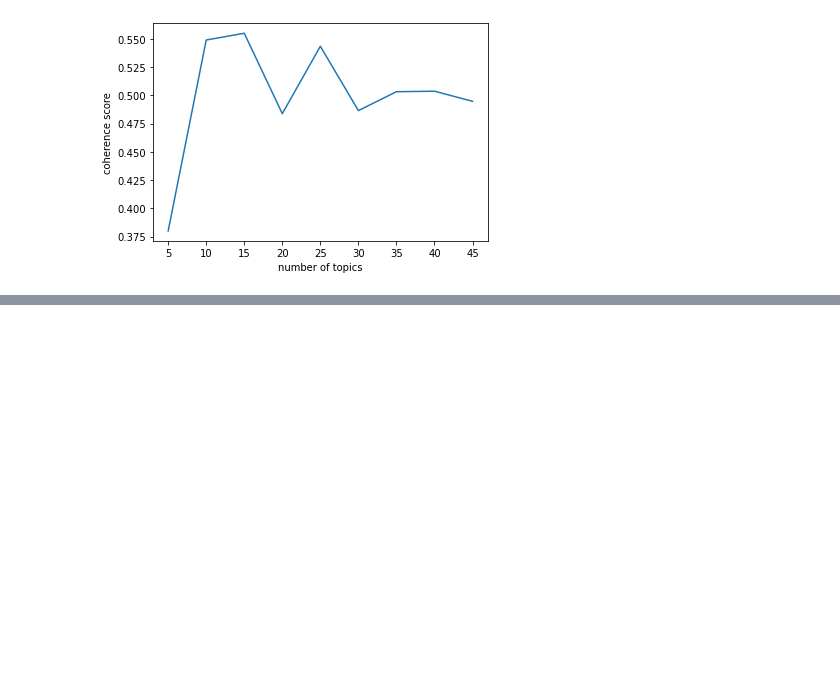
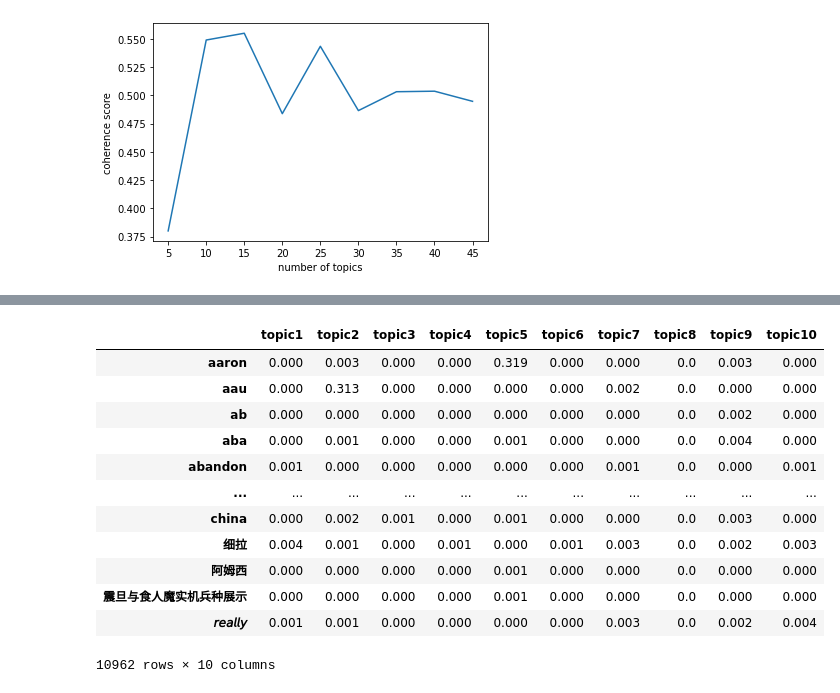
Before and after one commit to A-safarji/NLP-topic-modeling-project, a Jupyter notebook: NLP.ipynb, the cells around one changed output, grey strips where cells are left out. Saved outputs shown, nothing was run; the diff lists cells and outputs as text; code cells hidden in the pictures; blank space fills up the shorter version.

```diff
--- a/NLP.ipynb
+++ b/NLP.ipynb
@@ -298,0 +280,25 @@ array([[5.24809668e-02, 0.00000000e+00, 0.00000000e+00, ...,
+# %%
+##ploting word weight for each topic
+df1=topic_word.T
+names=[]
+for i in range(1,11):
+    name='topic'+str(i)
+    names.append(name)
+
+df1.columns=names
+df1=df1.iloc[1:]
+df1
+# %% [output]
+|  | topic1 | topic2 | topic3 | topic4 | topic5 | topic6 | topic7 | topic8 | topic9 | topic10 |
+| aaron | 0.000 | 0.003 | 0.000 | 0.000 | 0.319 | 0.000 | 0.000 | 0.0 | 0.003 | 0.000 |
+| aau | 0.000 | 0.313 | 0.000 | 0.000 | 0.000 | 0.000 | 0.002 | 0.0 | 0.000 | 0.000 |
+| ab | 0.000 | 0.000 | 0.000 | 0.000 | 0.000 | 0.000 | 0.000 | 0.0 | 0.002 | 0.000 |
+| aba | 0.000 | 0.001 | 0.000 | 0.000 | 0.001 | 0.000 | 0.000 | 0.0 | 0.004 | 0.000 |
+| abandon | 0.001 | 0.000 | 0.000 | 0.000 | 0.000 | 0.000 | 0.001 | 0.0 | 0.000 | 0.001 |
+| ... | ... | ... | ... | ... | ... | ... | ... | ... | ... | ... |
+| сhina | 0.000 | 0.002 | 0.001 | 0.000 | 0.001 | 0.000 | 0.000 | 0.0 | 0.003 | 0.000 |
+| 细拉 | 0.004 | 0.001 | 0.000 | 0.001 | 0.000 | 0.001 | 0.003 | 0.0 | 0.002 | 0.003 |
+| 阿姆西 | 0.000 | 0.000 | 0.000 | 0.000 | 0.001 | 0.000 | 0.000 | 0.0 | 0.000 | 0.000 |
+| 震旦与食人魔实机兵种展示 | 0.000 | 0.000 | 0.000 | 0.000 | 0.001 | 0.000 | 0.000 | 0.0 | 0.000 | 0.000 |
+| 𝘳𝘦𝘢𝘭𝘭𝘺 | 0.001 | 0.001 | 0.000 | 0.000 | 0.000 | 0.000 | 0.003 | 0.0 | 0.002 | 0.004 |
+10962 rows × 10 columns
```
Also changed, not shown: parts of 8 cells of this notebook.
